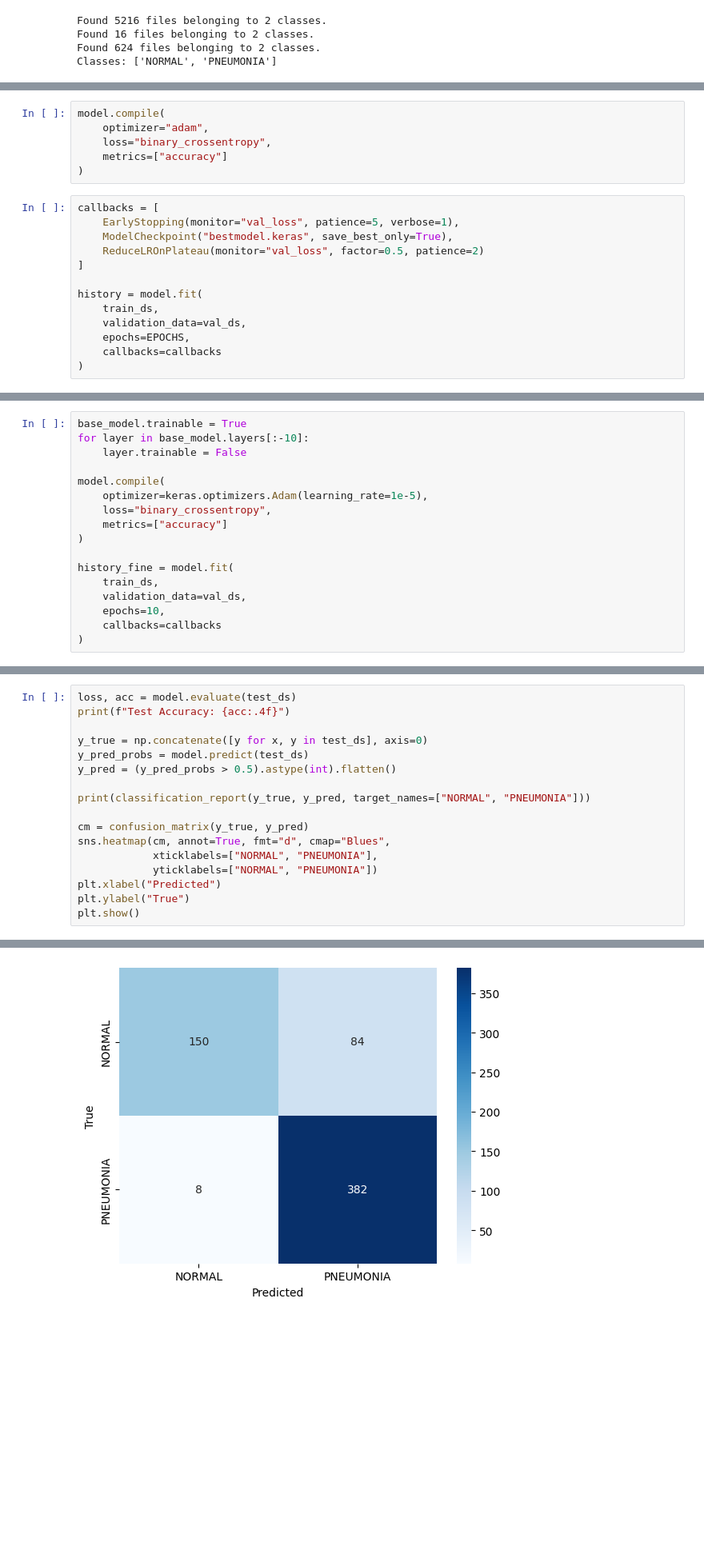
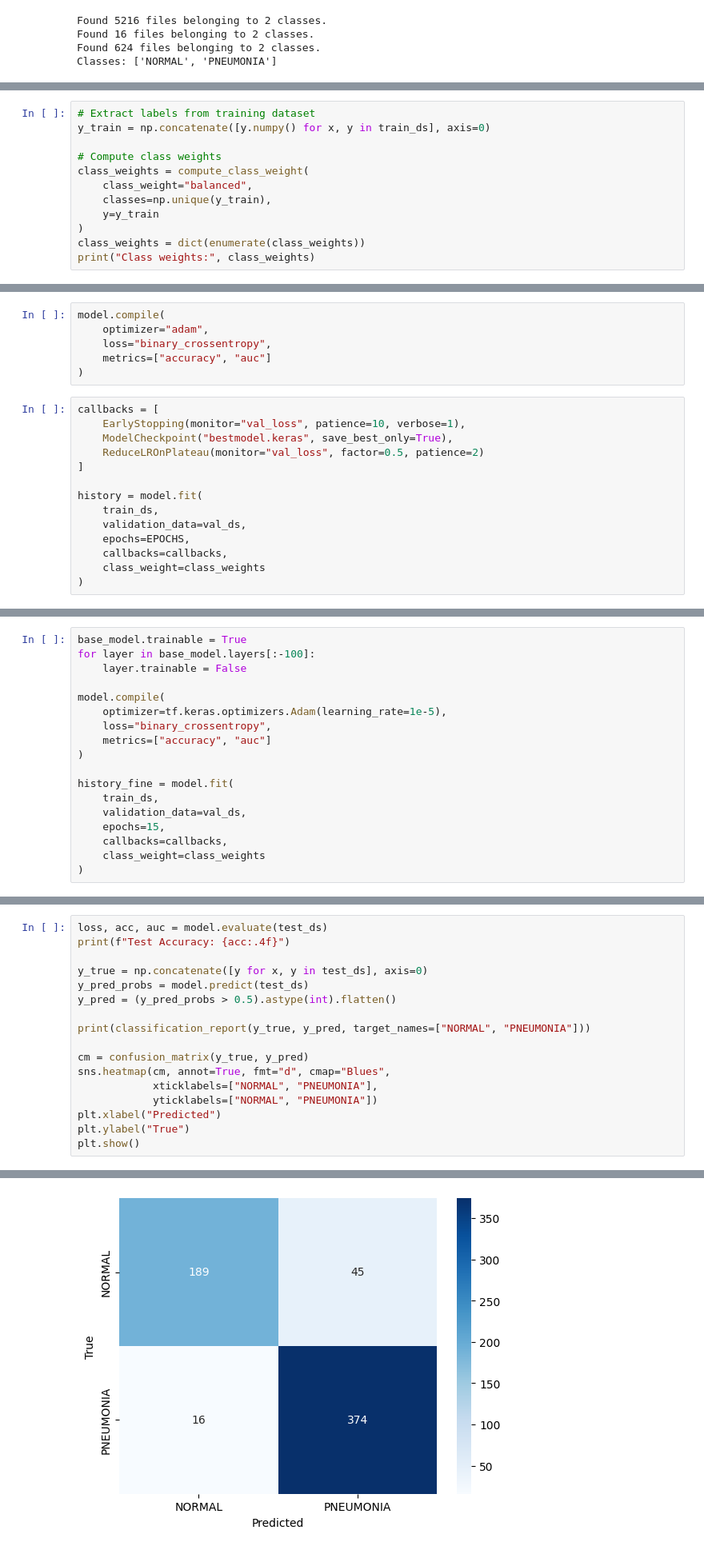
Before and after one commit to wwentink/pneumonia-detection, a Jupyter notebook: pneumonia.ipynb, the cells around one changed output, grey strips where cells are left out. Shown at 80% size. Cells and saved outputs as stored; diff of their text form; blank space fills up the shorter version.

Commit message:
~90% accuracy using efficientnetb0 and class weights

```diff
--- a/pneumonia.ipynb
+++ b/pneumonia.ipynb
@@ -142 +153,13 @@ Model: "functional_3"
  Non-trainable params: 4,049,571 (15.45 MB)
+# %%
+# Extract labels from training dataset
+y_train = np.concatenate([y.numpy() for x, y in train_ds], axis=0)
+
+# Compute class weights
+class_weights = compute_class_weight(
+    class_weight="balanced",
+    classes=np.unique(y_train),
+    y=y_train
+)
+class_weights = dict(enumerate(class_weights))
+print("Class weights:", class_weights)
@@ -144,11 +169,11 @@ Model: "functional_3"
 model.compile(
     optimizer="adam",
     loss="binary_crossentropy",
-    metrics=["accuracy"]
+    metrics=["accuracy", "auc"]
 )
 # %%
 callbacks = [
-    EarlyStopping(monitor="val_loss", patience=5, verbose=1),
+    EarlyStopping(monitor="val_loss", patience=10, verbose=1),
     ModelCheckpoint("bestmodel.keras", save_best_only=True),
     ReduceLROnPlateau(monitor="val_loss", factor=0.5, patience=2)
 ]
@@ -157,7 +182,8 @@ history = model.fit(
     train_ds,
     validation_data=val_ds,
     epochs=EPOCHS,
-    callbacks=callbacks
+    callbacks=callbacks,
+    class_weight=class_weights
 )
 # %% [output]
 Epoch 1/40
@@ -180,18 +206,19 @@ Epoch 23: early stopping
 # %%
 base_model.trainable = True
-for layer in base_model.layers[:-10]:
+for layer in base_model.layers[:-100]:
     layer.trainable = False
 
 model.compile(
-    optimizer=keras.optimizers.Adam(learning_rate=1e-5),
+    optimizer=tf.keras.optimizers.Adam(learning_rate=1e-5),
     loss="binary_crossentropy",
-    metrics=["accuracy"]
+    metrics=["accuracy", "auc"]
 )
 
 history_fine = model.fit(
     train_ds,
     validation_data=val_ds,
-    epochs=10,
-    callbacks=callbacks
+    epochs=15,
+    callbacks=callbacks,
+    class_weight=class_weights
 )
 # %% [output]
@@ -218,5 +242,5 @@ Epoch 10/10
 # %%
-loss, acc = model.evaluate(test_ds)
+loss, acc, auc = model.evaluate(test_ds)
 print(f"Test Accuracy: {acc:.4f}")
 
 y_true = np.concatenate([y for x, y in test_ds], axis=0)
@@ -247 +271 @@ weighted avg       0.87      0.85      0.84       624
-[figure, old version]
+[figure, new version]
```
Also changed, not shown: parts of 9 cells of this notebook.
